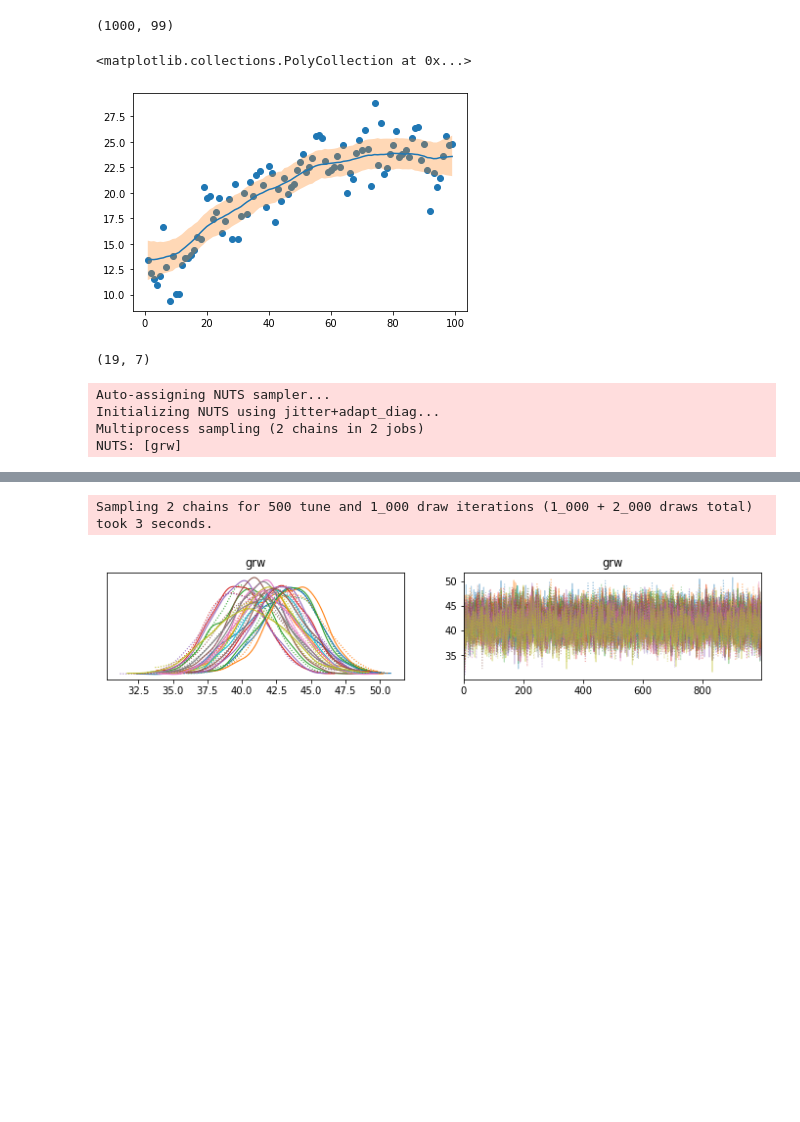
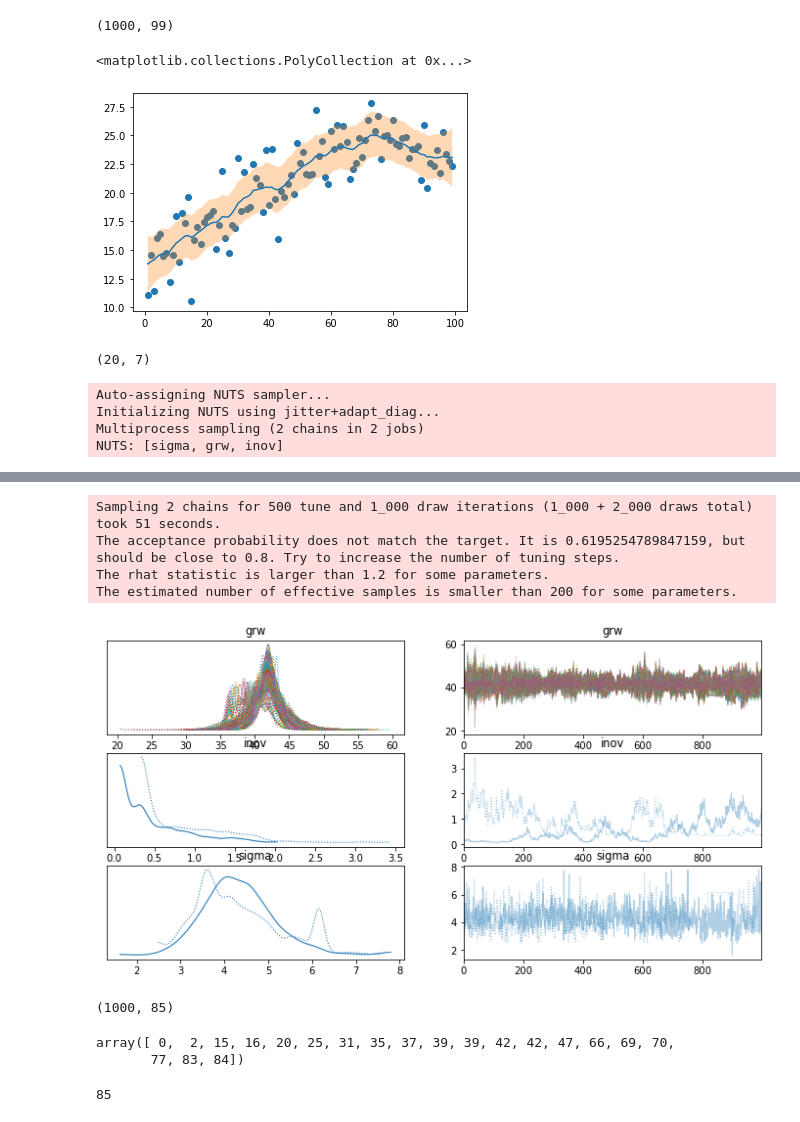
Before and after one commit to xboard/fastpages-blog, a Jupyter notebook: _notebooks/2022-01-07-brazils-2022-presidential-elections-polls-analysis-part1.ipynb, the cells around one changed output, grey strips where cells are left out. Drawn from its saved outputs; the diff is of its cells as text; code cells hidden in the pictures; blank space fills up the shorter version.

```diff
--- a/_notebooks/2022-01-07-brazils-2022-presidential-elections-polls-analysis-part1.ipynb
+++ b/_notebooks/2022-01-07-brazils-2022-presidential-elections-polls-analysis-part1.ipynb
@@ -124,6 +124,14 @@ df = df.append(pd.DataFrame({"data_pesquisa": ["2022-01-26"],
                         "OUTROS":[1048],
                         "TOTAL": [2000],
                         "instituto":["Futura"]}))
+df = df.append(pd.DataFrame({"data_pesquisa": ["2022-01-27"],
+                        "mes": ["2022_01"],
+                        "LULA":[440],
+                        "NULO":[115],
+                        "OUTROS":[445],
+                        "TOTAL": [1000],
+                        "instituto":["Futura"]}))
+###
 ###
 df
 # %% [output]
@@ -501,0 +502,7 @@ sns.kdeplot(data=post_pred, ax=ax, palette=['red','black','yellow'], linewidth=2
+# %%
+to_dt = lambda x: pd.to_datetime(x)
+day_zero = to_dt(df.data_pesquisa).min()
+n_days = int((to_dt(df.data_pesquisa).max() - day_zero) / pd.Timedelta(days=1)) + 1
+poll_day = ((to_dt(df.data_pesquisa) - day_zero) / pd.Timedelta(days=1)).astype(int)
+print(n_days)
+print(poll_day.shape)
@@ -664,6 +784,6 @@ plt.scatter(X, Y)
 # %%
 with pm.Model() as grw:
-    grw = pm.GaussianRandomWalk('grw', mu=0, sd=0.5, shape=X.size)
+    grw = pm.GaussianRandomWalk('grw', mu=0, sd=1.0, shape=X.size)
 
     observed = pm.Normal('observed', mu=grw, sigma=Y.std(), observed=Y)
 
@@ -718,14 +838,14 @@ plt.plot(X, qs[1])
 plt.fill_between(x=X,y1=qs[0], y2=qs[2], alpha=0.3)
 # %% [output]
 <matplotlib.collections.PolyCollection at 0x...>
-[figure, old version]
+[figure, new version]
 # %%
 df.shape
 # %% [output]
-(19, 7)
+(20, 7)
 # %%
 YL = raw_df.query("partido == 'PT' ")["percentual"]
-YL = YL.append(to_append=pd.Series([42, 36.9]))
+YL = YL.append(to_append=pd.Series([42, 36.9, 44]))
 #YL = YL.append(to_append=pd.Series([np.nan]*10))
 
 XL = np.arange(YL.size)
@@ -735,21 +857,44 @@ XL = np.arange(YL.size)
 # %%
 with pm.Model() as grw:
 
-    grw = pm.GaussianRandomWalk('grw', mu=0, sd=2.0, shape=XL.size)
+    inov = pm.HalfNormal('inov', sigma=1)
 
-    observed = pm.Normal('observed', mu=grw, sigma=YL.std(), observed=YL)
+    grw = pm.GaussianRandomWalk('grw', mu=0, sd=inov, shape=n_days)
+
+    sigma = pm.HalfCauchy("sigma", beta=10)
+
+    observed = pm.Normal('observed', mu=grw[poll_day], sigma=sigma, observed=YL)
 
     trace = pm.sample(1000, tune=500, progressbar=True,
                           return_inferencedata=True)
     summary = az.summary(trace) # used below
     az.plot_trace(trace)
 # %% [output]
 Auto-assigning NUTS sampler...
 Initializing NUTS using jitter+adapt_diag...
 Multiprocess sampling (2 chains in 2 jobs)
-NUTS: [grw]
+NUTS: [sigma, grw, inov]
 [interactive output not drawn]
-Sampling 2 chains for 500 tune and 1_000 draw iterations (1_000 + 2_000 draws total) took 3 seconds.
+Sampling 2 chains for 500 tune and 1_000 draw iterations (1_000 + 2_000 draws total) took 51 seconds.
+The acceptance probability does not match the target. It is 0.6195254789847159, but should be close to 0.8. Try to increase the number of tuning steps.
+The rhat statistic is larger than 1.2 for some parameters.
+The estimated number of effective samples is smaller than 200 for some parameters.
-[figure, old version]
+[figure, new version]
+# %%
+trace.posterior.grw.mean(axis=0).shape
+# %% [output]
+(1000, 85)
+# %%
+poll_day.values
+# %% [output]
+array([ 0,  2, 15, 16, 20, 25, 31, 35, 37, 39, 39, 42, 42, 47, 66, 69, 70,
+       77, 83, 84])
+# %%
+datas = []
+print(n_days)
+for d in range(n_days):
+    datas.append((pd.to_datetime(df.data_pesquisa).min() + pd.Timedelta(days=d)).strftime("%Y-%m-%d"))
+# %% [output]
+85
 # %%
 qs = np.quantile(trace.posterior.grw.mean(axis=0), q=[0.025, 0.5, 0.975], axis=0)
```
Also changed, not shown: parts of 83 cells of this notebook.
